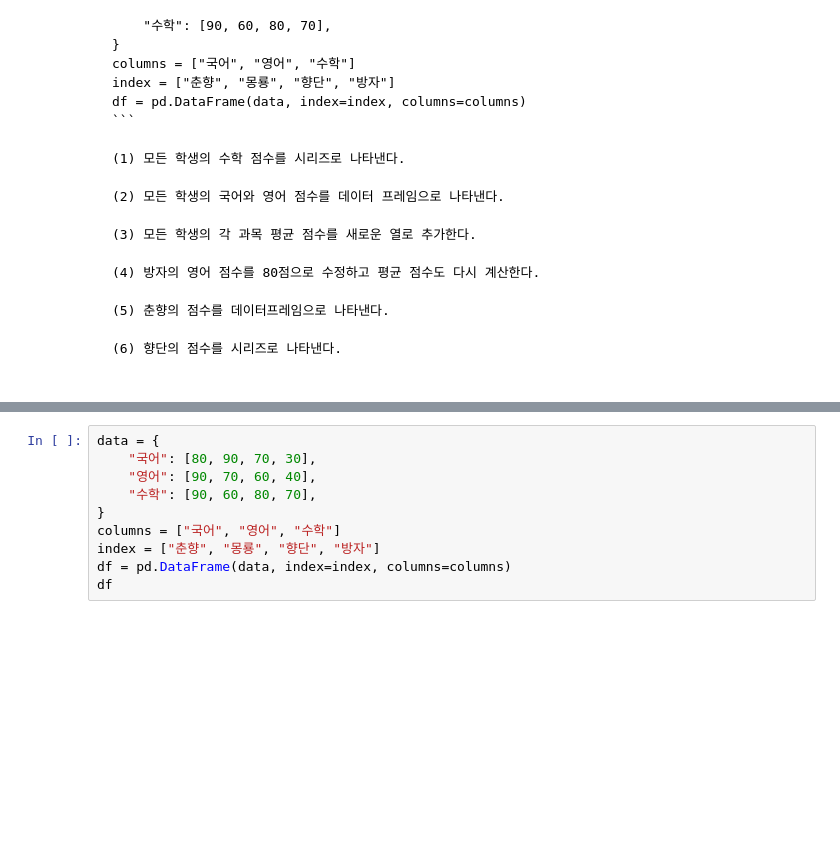
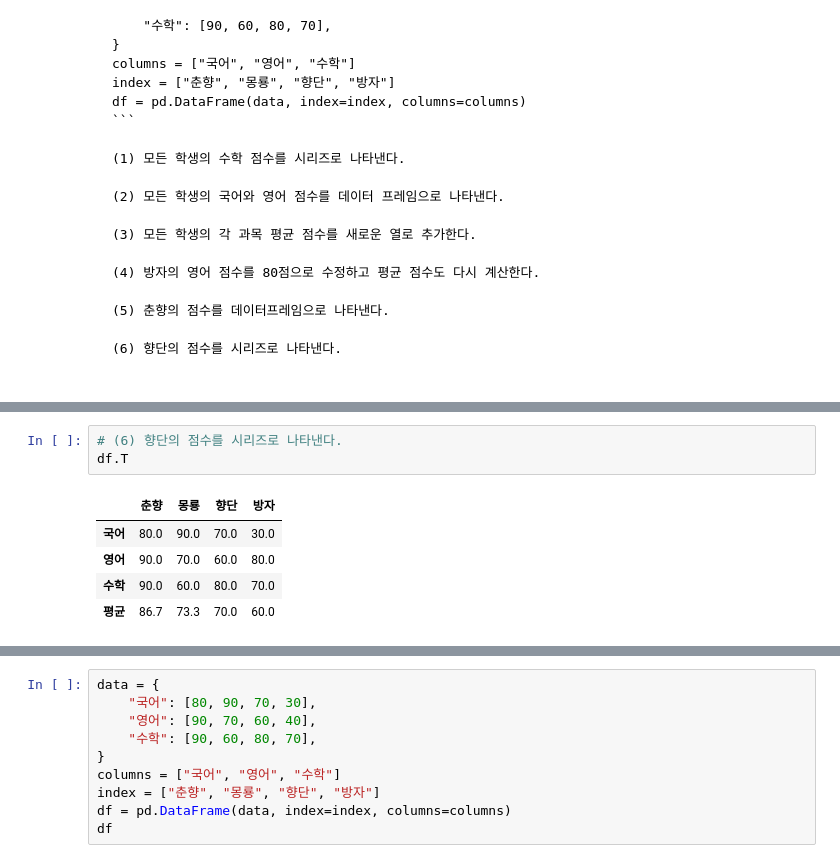
Before and after one commit to mongmongmang/WASSUP2, a Jupyter notebook: 03_Data_Preprocessing/03.01_Pandas 패키지의 소개.ipynb, the cells around one changed output, grey strips where cells are left out. Saved outputs shown, nothing was run; the diff lists cells and outputs as text; blank space fills up the shorter version.

```diff
--- a/03_Data_Preprocessing/03.01_Pandas 패키지의 소개.ipynb
+++ b/03_Data_Preprocessing/03.01_Pandas 패키지의 소개.ipynb
@@ -687,0 +867,9 @@ df
+# %%
+# (6) 향단의 점수를 시리즈로 나타낸다.
+df.T
+# %% [output]
+|  | 춘향 | 몽룡 | 향단 | 방자 |
+| 국어 | 80.0 | 90.0 | 70.0 | 30.0 |
+| 영어 | 90.0 | 70.0 | 60.0 | 80.0 |
+| 수학 | 90.0 | 60.0 | 80.0 | 70.0 |
+| 평균 | 86.7 | 73.3 | 70.0 | 60.0 |
```
Also changed, not shown: parts of 41 cells of this notebook, 1 other file.
